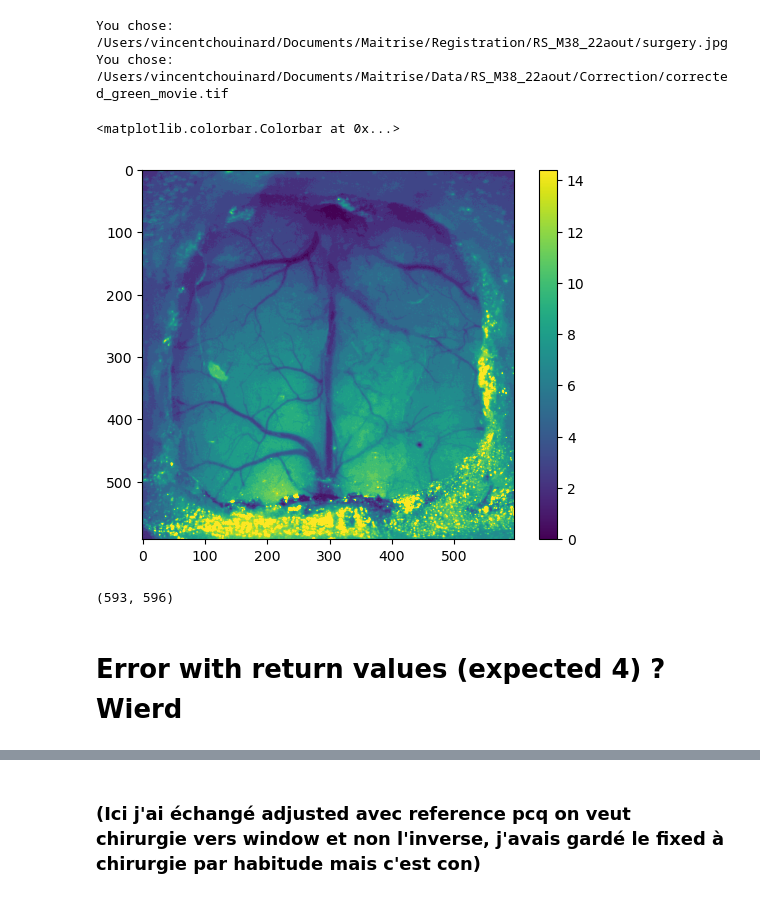
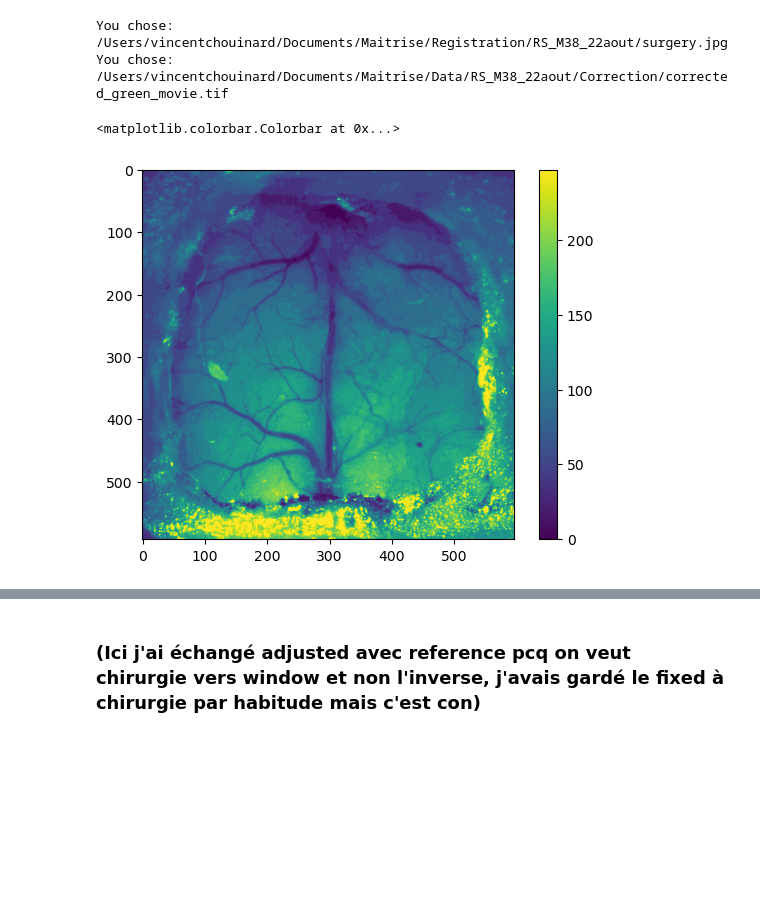
Before and after one commit to vincentpiano123/WideField, a Jupyter notebook: Registration.ipynb, the cells around one changed output, grey strips where cells are left out. Saved outputs shown, nothing was run; the diff lists cells and outputs as text; code cells hidden in the pictures; blank space fills up the shorter version.

```diff
--- a/Registration.ipynb
+++ b/Registration.ipynb
@@ -301,15 +695,11 @@ window_image = cv2.imread(str(window_image_path), cv2.IMREAD_GRAYSCALE)
 You chose: /Users/vincentchouinard/Documents/Maitrise/Registration/RS_M38_22aout/surgery.jpg
 You chose: /Users/vincentchouinard/Documents/Maitrise/Data/RS_M38_22aout/Correction/corrected_green_movie.tif
 # %%
-window_vmin , window_vmax = intensity_bounds(window_image)
-plt.imshow(window_image, vmin = window_vmin, vmax = window_vmax)
+window_image , _ , _ = intensity_bounds(window_image)
+plt.imshow(window_image)
 plt.colorbar()
 # %% [output]
 <matplotlib.colorbar.Colorbar at 0x...>
-[figure, old version]
+[figure, new version]
 # %%
 %matplotlib qt
-# %%
-window_image.shape
-# %% [output]
-(593, 596)
@@ -391,2 +705,0 @@ def select_labels(ref_image, adj_image):
-# %% [markdown]
-# Error with return values (expected 4) ? Wierd
```
Also changed, not shown: parts of 58 cells of this notebook, 6 other files.
